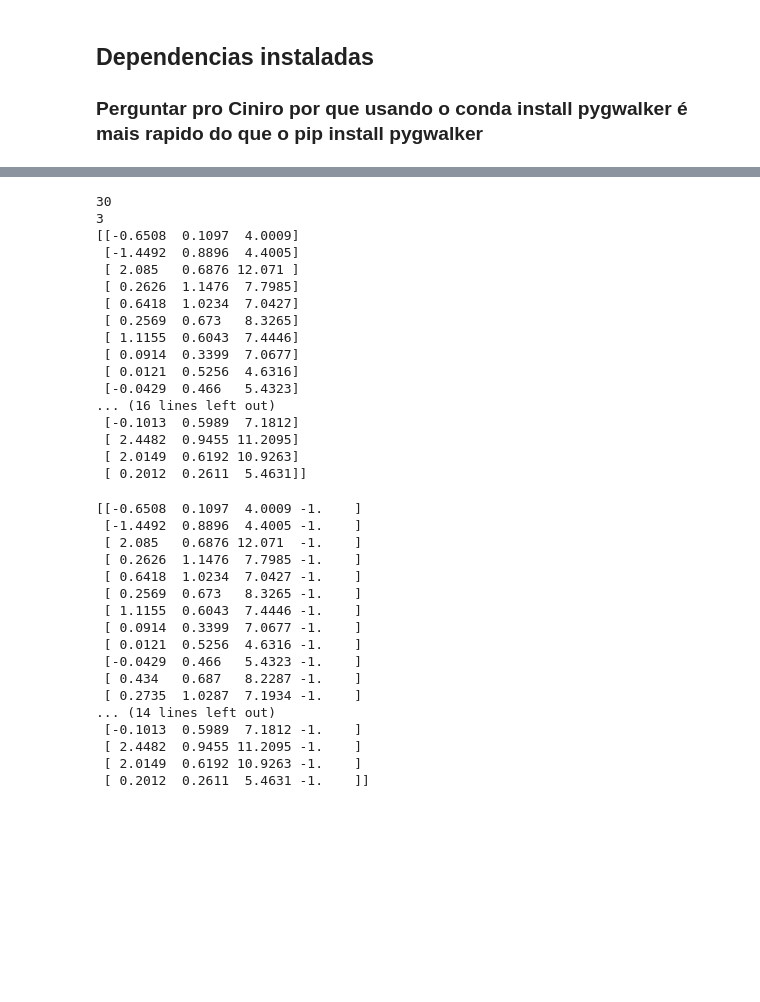
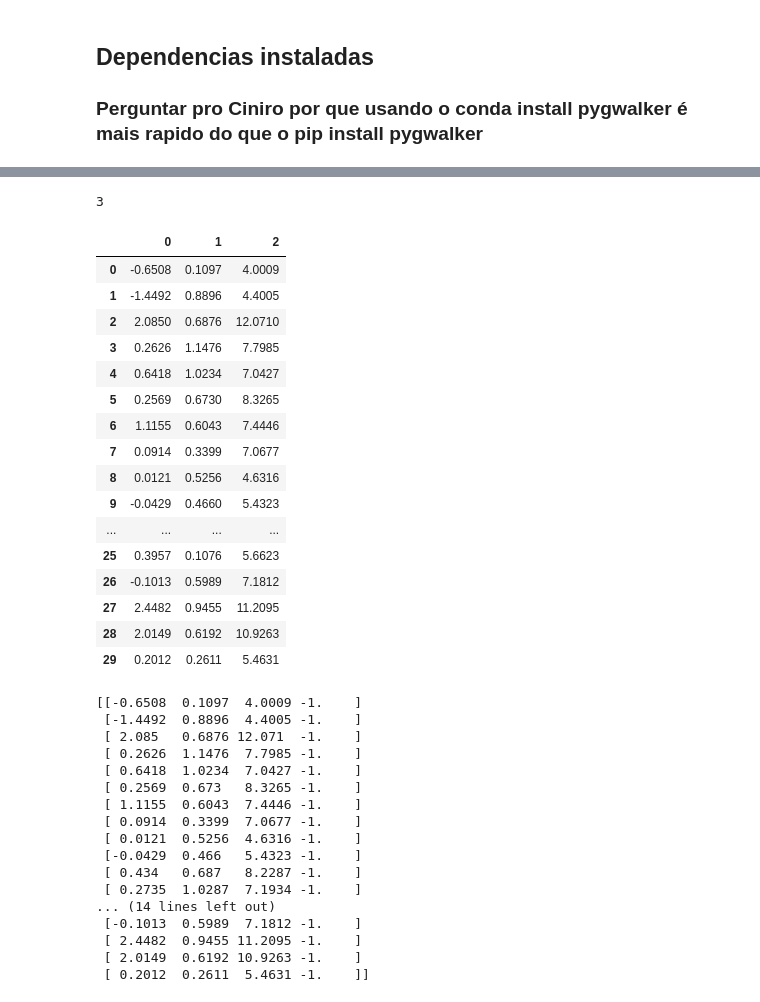
Before and after one commit to Lur4n/RNA, a Jupyter notebook: perceptron.ipynb, the cells around one changed output, grey strips where cells are left out. Saved outputs shown, nothing was run; the diff lists cells and outputs as text; code cells hidden in the pictures; blank space fills up the shorter version.

```diff
--- a/perceptron.ipynb
+++ b/perceptron.ipynb
@@ -48,30 +57,31 @@ dados = pd.read_csv('data-sets/dataset_iris.csv', sep=';')
 # %%
 #quantidade de elementos na amostra
 n_amostras = dados.shape[0]
-
 #quantidade de variaveis de entrada (subtrair a coluna tipo)
 n_variaveis = dados.shape[1] -1
-
+print(dados.shape[1] -1)
 #separando os dados contendo apenas as variáveis de entrada
 x = dados.iloc[:, 0:n_variaveis].values
+pd.DataFrame(x)
 # %% [output]
-30
 3
-[[-0.6508  0.1097  4.0009]
- [-1.4492  0.8896  4.4005]
- [ 2.085   0.6876 12.071 ]
- [ 0.2626  1.1476  7.7985]
- [ 0.6418  1.0234  7.0427]
- [ 0.2569  0.673   8.3265]
- [ 1.1155  0.6043  7.4446]
- [ 0.0914  0.3399  7.0677]
- [ 0.0121  0.5256  4.6316]
- [-0.0429  0.466   5.4323]
-... (16 lines left out)
- [-0.1013  0.5989  7.1812]
- [ 2.4482  0.9455 11.2095]
- [ 2.0149  0.6192 10.9263]
- [ 0.2012  0.2611  5.4631]]
+|  | 0 | 1 | 2 |
+| 0 | -0.6508 | 0.1097 | 4.0009 |
+| 1 | -1.4492 | 0.8896 | 4.4005 |
+| 2 | 2.0850 | 0.6876 | 12.0710 |
+| 3 | 0.2626 | 1.1476 | 7.7985 |
+| 4 | 0.6418 | 1.0234 | 7.0427 |
+| 5 | 0.2569 | 0.6730 | 8.3265 |
+| 6 | 1.1155 | 0.6043 | 7.4446 |
+| 7 | 0.0914 | 0.3399 | 7.0677 |
+| 8 | 0.0121 | 0.5256 | 4.6316 |
+| 9 | -0.0429 | 0.4660 | 5.4323 |
+| ... | ... | ... | ... |
+| 25 | 0.3957 | 0.1076 | 5.6623 |
+| 26 | -0.1013 | 0.5989 | 7.1812 |
+| 27 | 2.4482 | 0.9455 | 11.2095 |
+| 28 | 2.0149 | 0.6192 | 10.9263 |
+| 29 | 0.2012 | 0.2611 | 5.4631 |
 # %%
 #inserindo bias
 bias = np.ones((n_amostras, 1)) * -1
```
Also changed, not shown: parts of 12 cells of this notebook, 3 other files.
